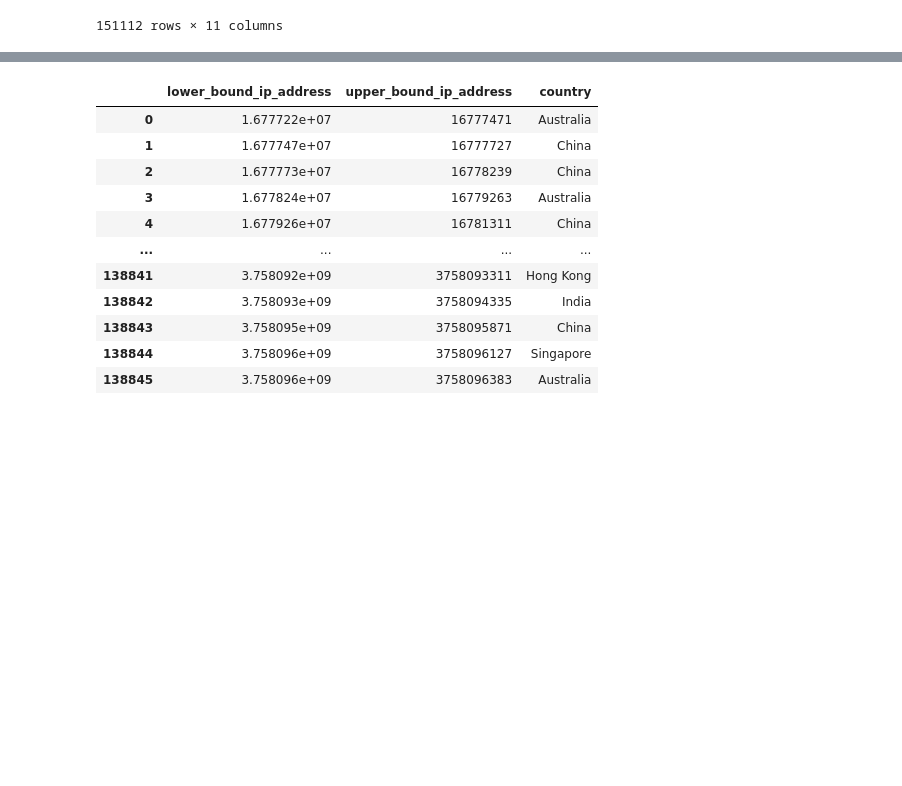
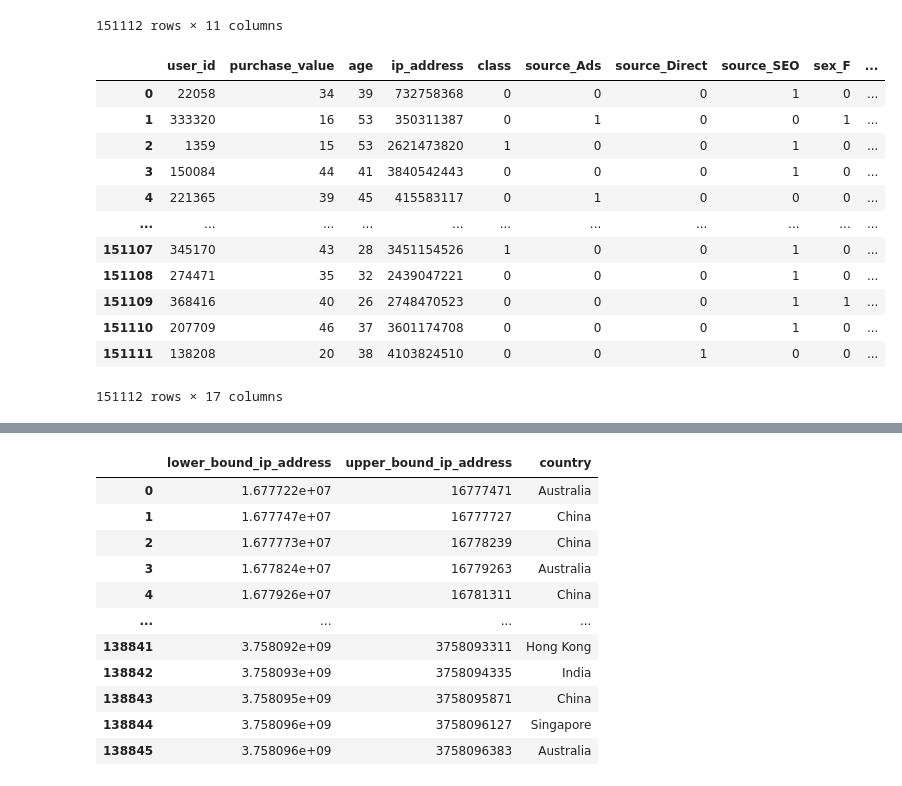
Before and after one commit to nadnes/Improved_detection_of_fraud_cases_for_e-commerce_bank_transactions, a Jupyter notebook: EDA & MODEL(B&T).ipynb, the cells around one changed output, grey strips where cells are left out. Cells and saved outputs as stored; diff of their text form; code cells hidden in the pictures; blank space fills up the shorter version.

```diff
--- a/EDA & MODEL(B&T).ipynb
+++ b/EDA & MODEL(B&T).ipynb
@@ -42,0 +61,2 @@ data
+# %%
+data_encoded[bool_columns] = data_encoded[bool_columns].astype(int)
@@ -42,0 +65,6 @@ data
+# %%
+data_encoded['duration'] = data_encoded['purchase_time'] - data_encoded['signup_time']
+# %%
+data_encoded = data_encoded.drop(columns=['signup_time','purchase_time'], axis =1)
+# %%
+data_encoded['duration_seconds'] = data_encoded['duration'].dt.total_seconds().astype(int)
@@ -42,0 +73,16 @@ data
+# %%
+data_encoded
+# %% [output]
+|  | user_id | purchase_value | age | ip_address | class | source_Ads | source_Direct | source_SEO | sex_F | ... |
+| 0 | 22058 | 34 | 39 | 732758368 | 0 | 0 | 0 | 1 | 0 | ... |
+| 1 | 333320 | 16 | 53 | 350311387 | 0 | 1 | 0 | 0 | 1 | ... |
+| 2 | 1359 | 15 | 53 | 2621473820 | 1 | 0 | 0 | 1 | 0 | ... |
+| 3 | 150084 | 44 | 41 | 3840542443 | 0 | 0 | 0 | 1 | 0 | ... |
+| 4 | 221365 | 39 | 45 | 415583117 | 0 | 1 | 0 | 0 | 0 | ... |
+| ... | ... | ... | ... | ... | ... | ... | ... | ... | ... | ... |
+| 151107 | 345170 | 43 | 28 | 3451154526 | 1 | 0 | 0 | 1 | 0 | ... |
+| 151108 | 274471 | 35 | 32 | 2439047221 | 0 | 0 | 0 | 1 | 0 | ... |
+| 151109 | 368416 | 40 | 26 | 2748470523 | 0 | 0 | 0 | 1 | 1 | ... |
+| 151110 | 207709 | 46 | 37 | 3601174708 | 0 | 0 | 0 | 1 | 0 | ... |
+| 151111 | 138208 | 20 | 38 | 4103824510 | 0 | 0 | 1 | 0 | 0 | ... |
+151112 rows × 17 columns
```
Also changed, not shown: parts of 94 cells of this notebook.
